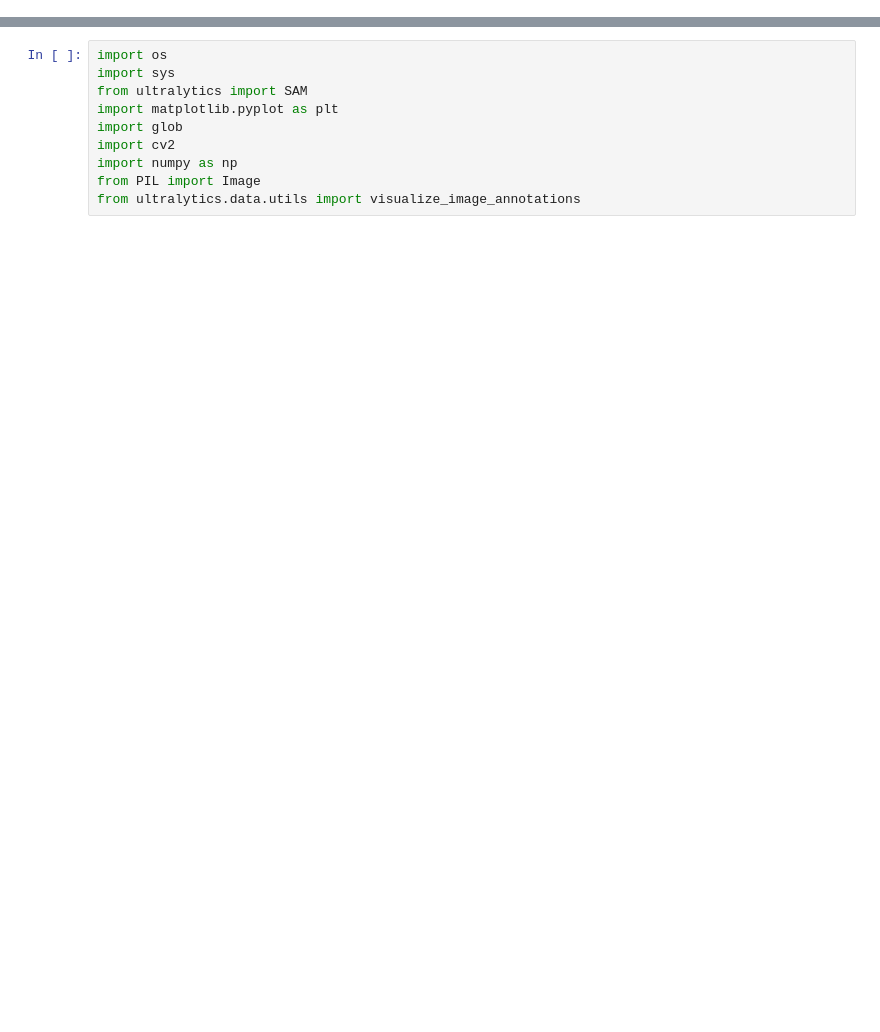
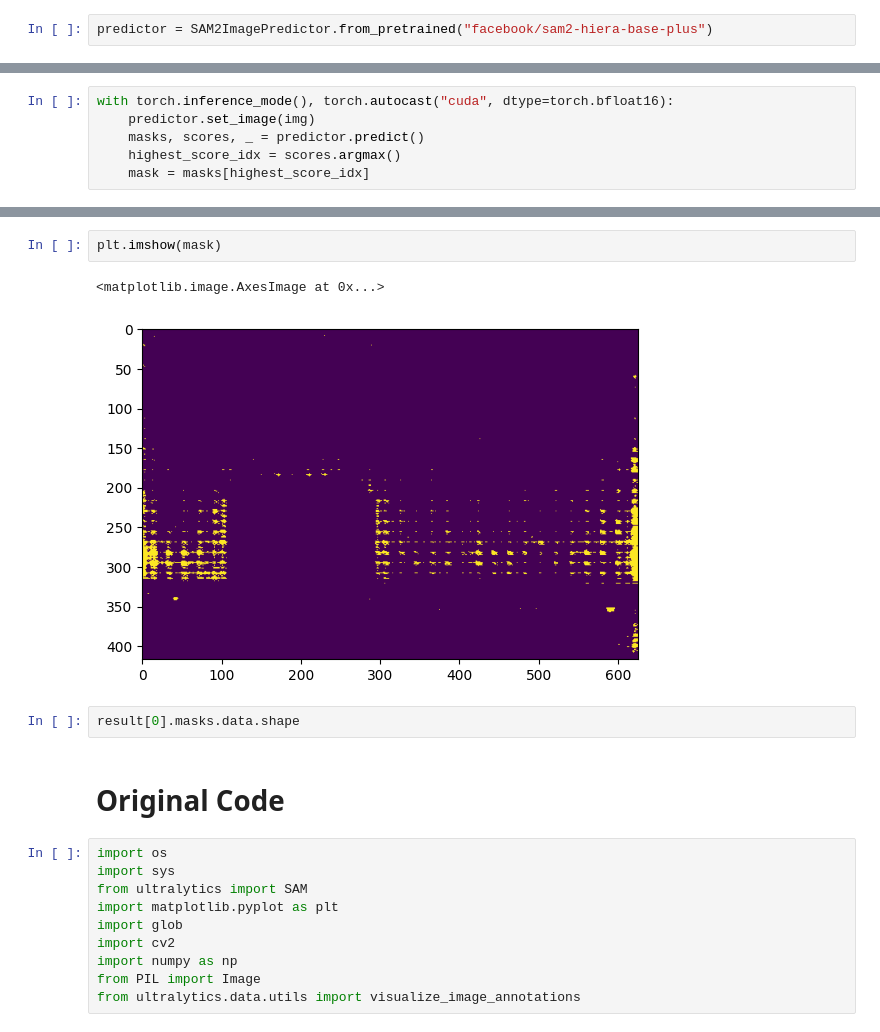
Before and after one commit to RIPS25-Analog/OC-Synthesis, a Jupyter notebook: src/utils/SAM_controller.ipynb, the cells around one changed output, grey strips where cells are left out. Drawn from its saved outputs; the diff is of its cells as text; blank space fills up the shorter version.

```diff
--- a/src/utils/SAM_controller.ipynb
+++ b/src/utils/SAM_controller.ipynb
@@ -0,0 +6,2 @@
+# %%
+predictor = SAM2ImagePredictor.from_pretrained("facebook/sam2-hiera-base-plus")
@@ -0,0 +11,6 @@
+# %%
+with torch.inference_mode(), torch.autocast("cuda", dtype=torch.bfloat16):
+    predictor.set_image(img)
+    masks, scores, _ = predictor.predict()
+    highest_score_idx = scores.argmax()
+    mask = masks[highest_score_idx]
@@ -1,3 +21,12 @@
+# %%
+plt.imshow(mask)
+# %% [output]
+<matplotlib.image.AxesImage at 0x...>
+[figure, added]
+# %%
+result[0].masks.data.shape
+# %% [markdown]
+# Original Code
 # %%
 import os
 import sys
```
Also changed, not shown: parts of 46 cells of this notebook, 5 other files.
